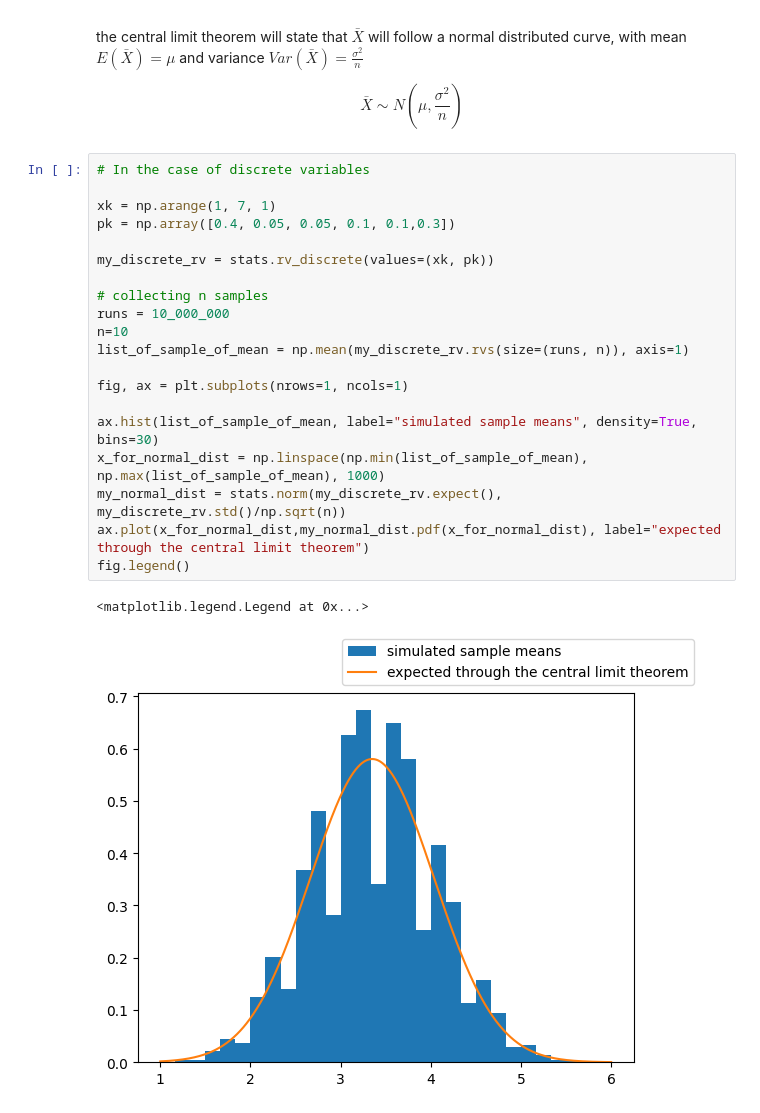
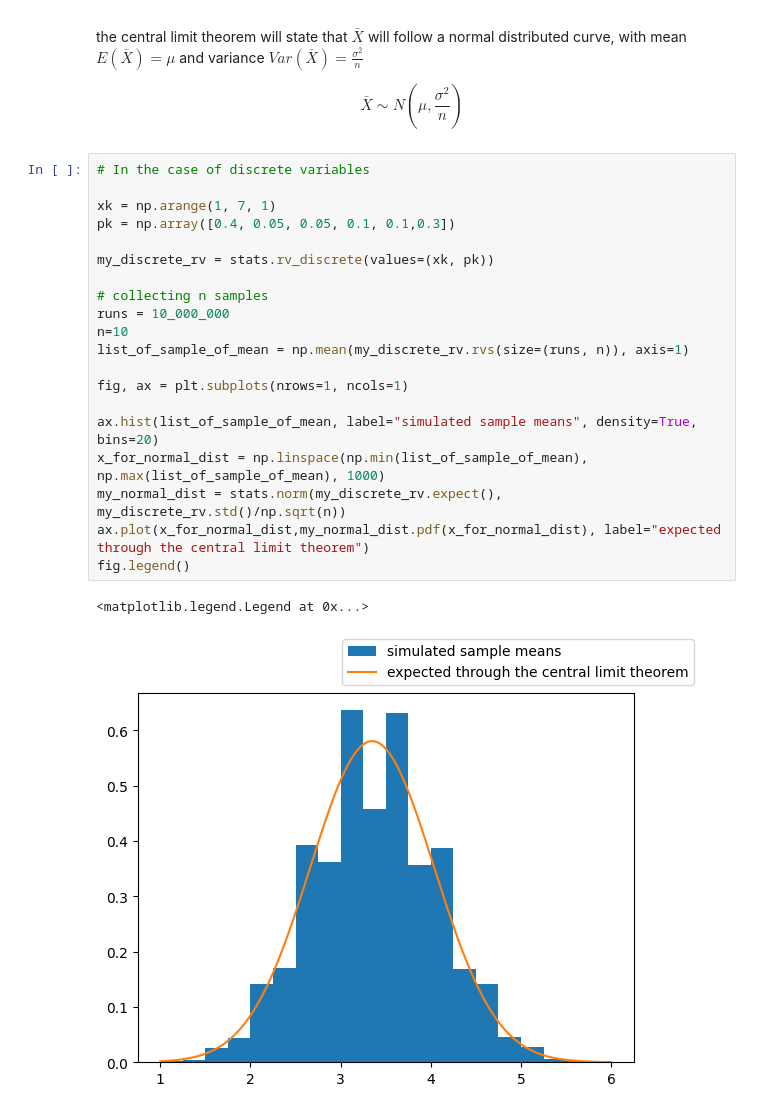
Before and after one commit to k1m-ch1/programming-files, a Jupyter notebook: statistics with numbers/4 - central_limit_theorem.ipynb, the cells around one changed output. Saved outputs shown, nothing was run; the diff lists cells and outputs as text.

```diff
--- a/statistics with numbers/4 - central_limit_theorem.ipynb
+++ b/statistics with numbers/4 - central_limit_theorem.ipynb
@@ -43,26 +43,26 @@ $$
 # %%
 # In the case of discrete variables
 
 xk = np.arange(1, 7, 1)
 pk = np.array([0.4, 0.05, 0.05, 0.1, 0.1,0.3])
 
 my_discrete_rv = stats.rv_discrete(values=(xk, pk))
 
 # collecting n samples
 runs = 10_000_000
 n=10
 list_of_sample_of_mean = np.mean(my_discrete_rv.rvs(size=(runs, n)), axis=1)
 
 fig, ax = plt.subplots(nrows=1, ncols=1)
 
-ax.hist(list_of_sample_of_mean, label="simulated sample means", density=True, bins=30)
+ax.hist(list_of_sample_of_mean, label="simulated sample means", density=True, bins=20)
 x_for_normal_dist = np.linspace(np.min(list_of_sample_of_mean), np.max(list_of_sample_of_mean), 1000)
 my_normal_dist = stats.norm(my_discrete_rv.expect(), my_discrete_rv.std()/np.sqrt(n))
 ax.plot(x_for_normal_dist,my_normal_dist.pdf(x_for_normal_dist), label="expected through the central limit theorem")
 fig.legend()
 # %% [output]
 <matplotlib.legend.Legend at 0x...>
-[figure, old version]
+[figure, new version]
 # %%
 # In the case of continuous variables
 
```
Also changed, not shown: parts of 1 cell of this notebook, 3 other files.
